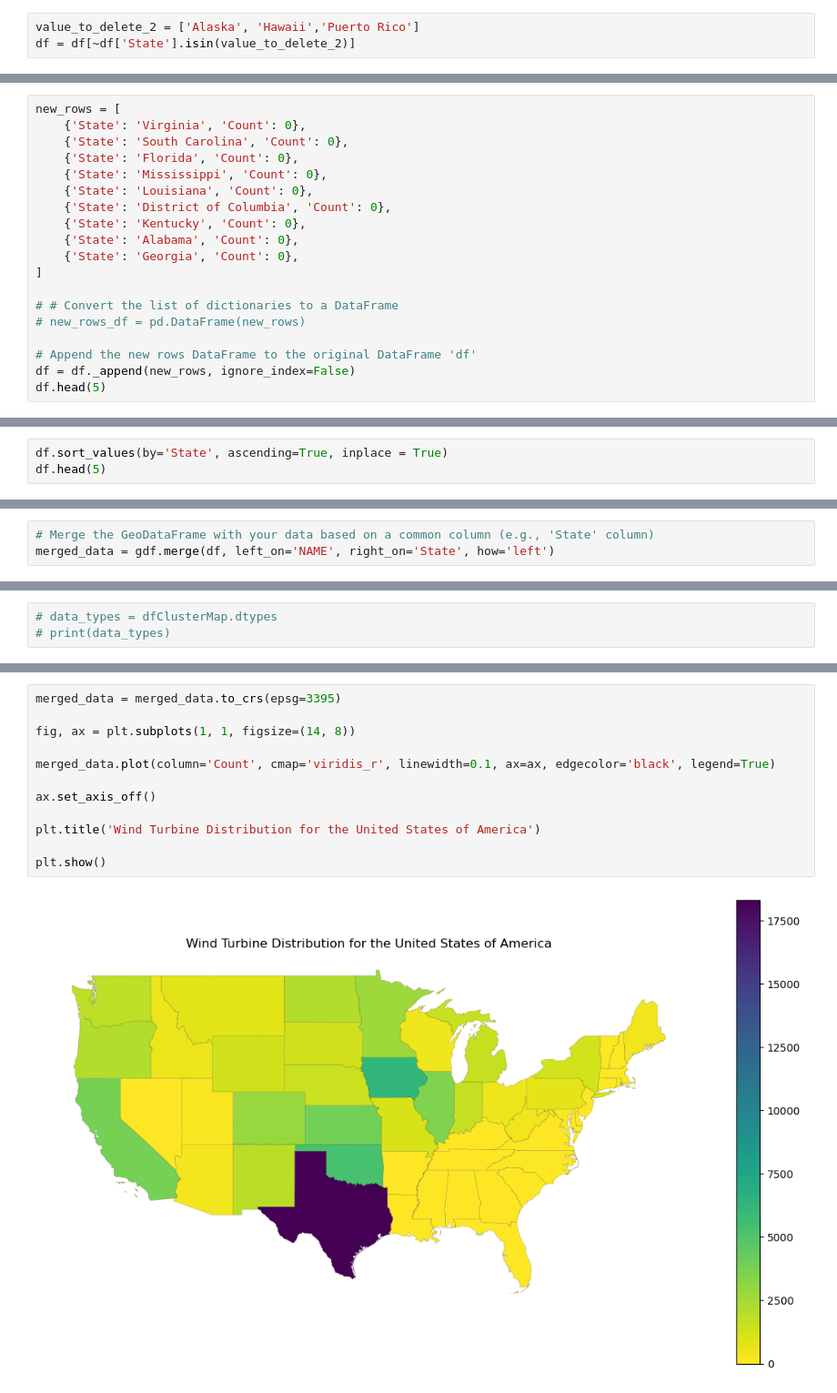
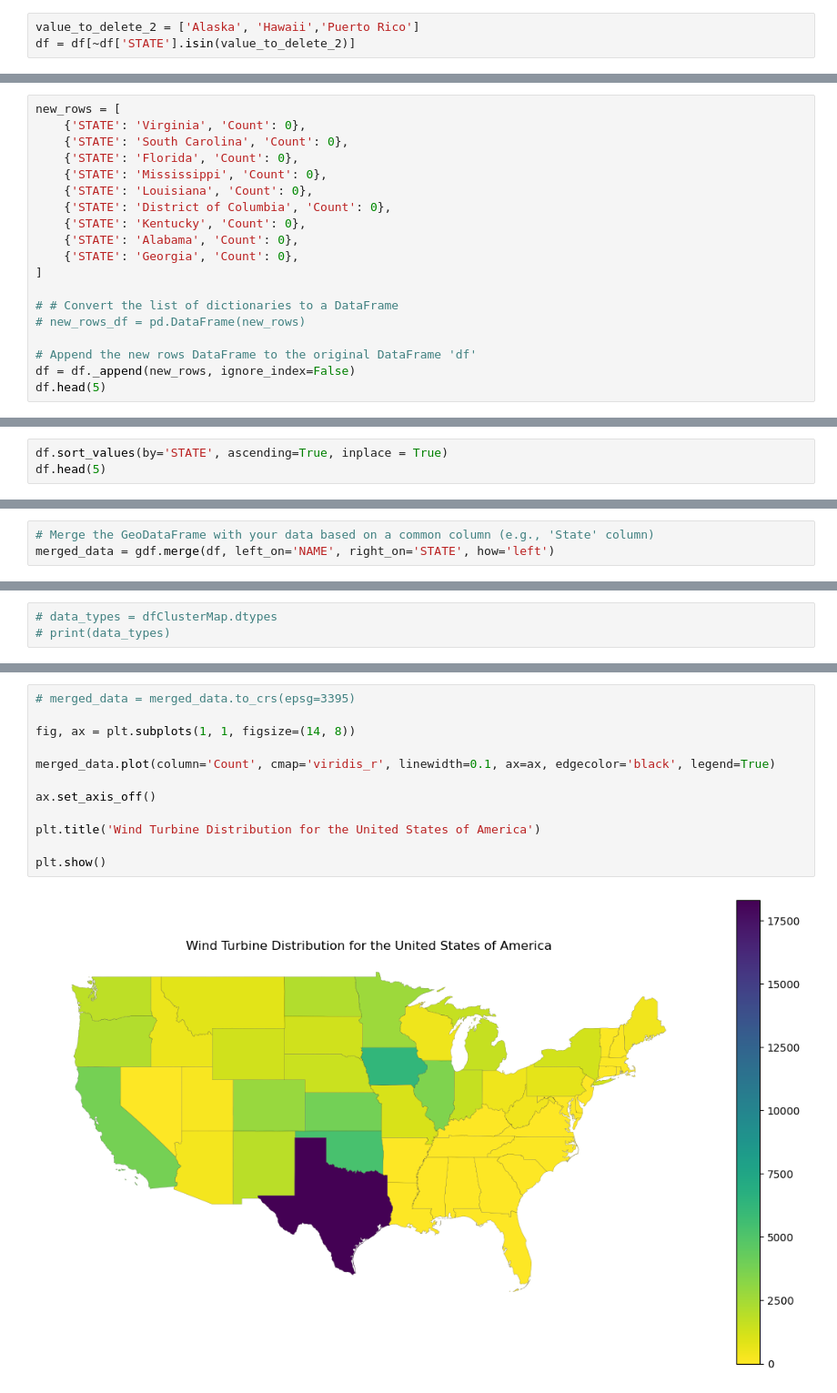
Before and after one commit to MF-MSB/Project_1, a Jupyter notebook: Question_2_Part_2.ipynb, the cells around one changed output, grey strips where cells are left out. Shown: that part at 91% size. Saved outputs shown, nothing was run; the diff lists cells and outputs as text.

```diff
--- a/Question_2_Part_2.ipynb
+++ b/Question_2_Part_2.ipynb
@@ -134,4 +134,4 @@ Unique states in df2 but not in df1:
 # %%
 value_to_delete_2 = ['Alaska', 'Hawaii','Puerto Rico']
-df = df[~df['State'].isin(value_to_delete_2)]
+df = df[~df['STATE'].isin(value_to_delete_2)]
 # %%
@@ -185,14 +204,14 @@ Index(['State', 'Count'], dtype='object')
 # %%
 new_rows = [
-    {'State': 'Virginia', 'Count': 0},
-    {'State': 'South Carolina', 'Count': 0},
-    {'State': 'Florida', 'Count': 0},
-    {'State': 'Mississippi', 'Count': 0},
-    {'State': 'Louisiana', 'Count': 0},
-    {'State': 'District of Columbia', 'Count': 0},
-    {'State': 'Kentucky', 'Count': 0},
-    {'State': 'Alabama', 'Count': 0},
-    {'State': 'Georgia', 'Count': 0},
+    {'STATE': 'Virginia', 'Count': 0},
+    {'STATE': 'South Carolina', 'Count': 0},
+    {'STATE': 'Florida', 'Count': 0},
+    {'STATE': 'Mississippi', 'Count': 0},
+    {'STATE': 'Louisiana', 'Count': 0},
+    {'STATE': 'District of Columbia', 'Count': 0},
+    {'STATE': 'Kentucky', 'Count': 0},
+    {'STATE': 'Alabama', 'Count': 0},
+    {'STATE': 'Georgia', 'Count': 0},
 ]
 
 # # Convert the list of dictionaries to a DataFrame
@@ -232,6 +240,6 @@ Number of rows in the DataFrame: 49
 | 3 | Kansas | 3927 |
 | 4 | California | 3857 |
 # %%
-df.sort_values(by='State', ascending=True, inplace = True)
+df.sort_values(by='STATE', ascending=True, inplace = True)
 df.head(5)
 # %% [output]
@@ -254,6 +262,6 @@ df.head(5)
 # %%
 # Merge the GeoDataFrame with your data based on a common column (e.g., 'State' column)
-merged_data = gdf.merge(df, left_on='NAME', right_on='State', how='left')
+merged_data = gdf.merge(df, left_on='NAME', right_on='STATE', how='left')
 # %%
 row_count = len(merged_data)
 print("Number of rows in the DataFrame:", row_count)
@@ -285,14 +273,14 @@ Name: State, dtype: object
 # %%
-merged_data = merged_data.to_crs(epsg=3395)
+# merged_data = merged_data.to_crs(epsg=3395)
 
 fig, ax = plt.subplots(1, 1, figsize=(14, 8))
 
 merged_data.plot(column='Count', cmap='viridis_r', linewidth=0.1, ax=ax, edgecolor='black', legend=True)
 
 ax.set_axis_off()
 
 plt.title('Wind Turbine Distribution for the United States of America')
 
 plt.show()
 # %% [output]
-[figure, old version]
+[figure, new version]
```
Also changed, not shown: parts of 14 cells of this notebook, 13 other files.
